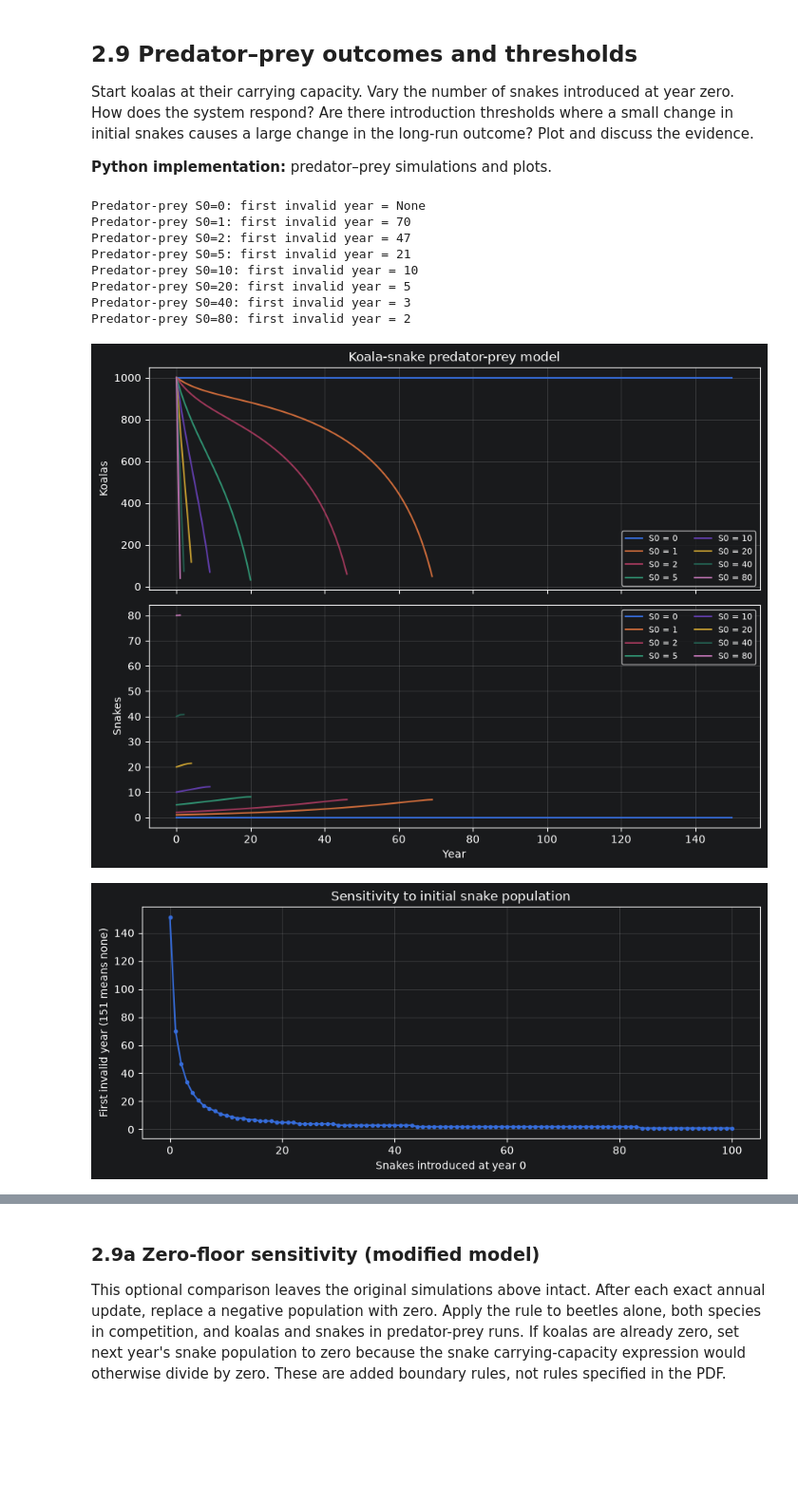
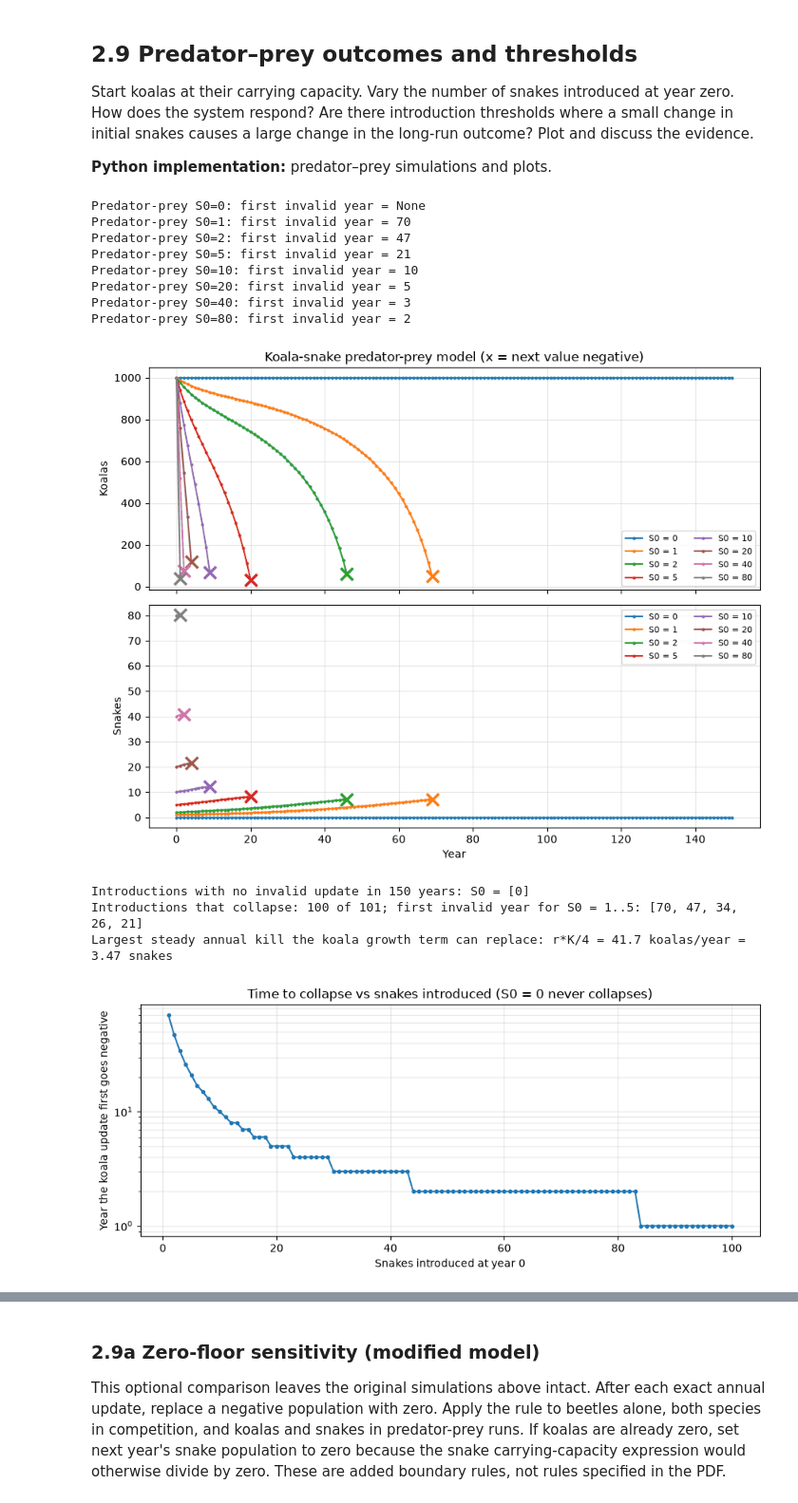
Before and after one commit to AaronScherf/ai-sandbox-master, a Jupyter notebook: ai-sandbox/academic-hub/academic_resources/env-science/labs/lab_4/lab_4_notebook.ipynb, the cells around one changed output, grey strips where cells are left out. Shown at 95% size. Saved outputs shown, nothing was run; the diff lists cells and outputs as text; code cells hidden in the pictures; blank space fills up the shorter version.

```diff
--- a/ai-sandbox/academic-hub/academic_resources/env-science/labs/lab_4/lab_4_notebook.ipynb
+++ b/ai-sandbox/academic-hub/academic_resources/env-science/labs/lab_4/lab_4_notebook.ipynb
@@ -324,41 +419,60 @@ years_predator = 150
 time_predator = np.arange(years_predator + 1)
 initial_snakes = [0, 1, 2, 5, 10, 20, 40, 80]
 fig, axes = plt.subplots(2, 1, figsize=(9, 7), sharex=True)
 for s0 in initial_snakes:
     koalas, snakes, invalid_year = simulate_predator_prey(s0, years_predator)
-    axes[0].plot(time_predator, koalas, label=f"S0 = {s0}")
-    axes[1].plot(time_predator, snakes, label=f"S0 = {s0}")
+    line, = axes[0].plot(time_predator, koalas, marker="o", markersize=2,
+                         label=f"S0 = {s0}")
+    axes[1].plot(time_predator, snakes, marker="o", markersize=2,
+                 color=line.get_color(), label=f"S0 = {s0}")
+    if invalid_year is not None:
+        last = invalid_year - 1
+        for ax, series in ((axes[0], koalas), (axes[1], snakes)):
+            ax.plot(last, series[last], "x", color=line.get_color(),
+                    markersize=11, markeredgewidth=2.5)
     print(f"Predator-prey S0={s0}: first invalid year = {invalid_year}")
-axes[0].set(ylabel="Koalas", title="Koala-snake predator-prey model")
+axes[0].set(ylabel="Koalas",
+            title="Koala-snake predator-prey model (x = next value negative)")
 axes[1].set(xlabel="Year", ylabel="Snakes")
 for ax in axes:
     ax.legend(ncol=2, fontsize=8)
     ax.grid(alpha=0.3)
 plt.tight_layout()
 plt.show()
 
-# Scan introductions one snake at a time to locate abrupt changes.
+# Scan introductions one snake at a time. Outcome = does the koala update ever go
+# negative within 150 years, and if so when (time to collapse).
 snake_grid = np.arange(0, 101)
 first_invalid = [
     simulate_predator_prey(int(s0), years_predator)[2] for s0 in snake_grid
 ]
-invalid_plot = [years_predator + 1 if y is None else y for y in first_invalid]
+survivors = [int(s) for s, y in zip(snake_grid, first_invalid) if y is None]
+collapse = [(int(s), y) for s, y in zip(snake_grid, first_invalid) if y is not None]
+print(f"Introductions with no invalid update in {years_predator} years: S0 = {survivors}")
+print(f"Introductions that collapse: {len(collapse)} of {len(snake_grid)}; "
+      f"first invalid year for S0 = 1..5: {[y for _, y in collapse[:5]]}")
+max_harvest = r_koala * K_koala / 4
+print(f"Largest steady annual kill the koala growth term can replace: r*K/4 = "
+      f"{max_harvest:.1f} koalas/year = {max_harvest / koalas_eaten_per_snake_year:.2f} snakes")
 fig, ax = plt.subplots(figsize=(9, 4))
-ax.plot(snake_grid, invalid_plot, ".-")
+ax.semilogy([s for s, _ in collapse], [y for _, y in collapse], ".-")
 ax.set(xlabel="Snakes introduced at year 0",
-       ylabel="First invalid year (151 means none)",
-       title="Sensitivity to initial snake population")
-ax.grid(alpha=0.3)
+       ylabel="Year the koala update first goes negative",
+       title="Time to collapse vs snakes introduced (S0 = 0 never collapses)")
+ax.grid(alpha=0.3, which="both")
 plt.tight_layout()
 plt.show()
 # %% [output]
 Predator-prey S0=0: first invalid year = None
 Predator-prey S0=1: first invalid year = 70
 Predator-prey S0=2: first invalid year = 47
 Predator-prey S0=5: first invalid year = 21
 Predator-prey S0=10: first invalid year = 10
 Predator-prey S0=20: first invalid year = 5
 Predator-prey S0=40: first invalid year = 3
 Predator-prey S0=80: first invalid year = 2
-[figure, old version]
+[figure, new version]
+Introductions with no invalid update in 150 years: S0 = [0]
+Introductions that collapse: 100 of 101; first invalid year for S0 = 1..5: [70, 47, 34, 26, 21]
+Largest steady annual kill the koala growth term can replace: r*K/4 = 41.7 koalas/year = 3.47 snakes
-[figure, old version]
+[figure, new version]
```
Also changed, not shown: parts of 27 cells of this notebook.
